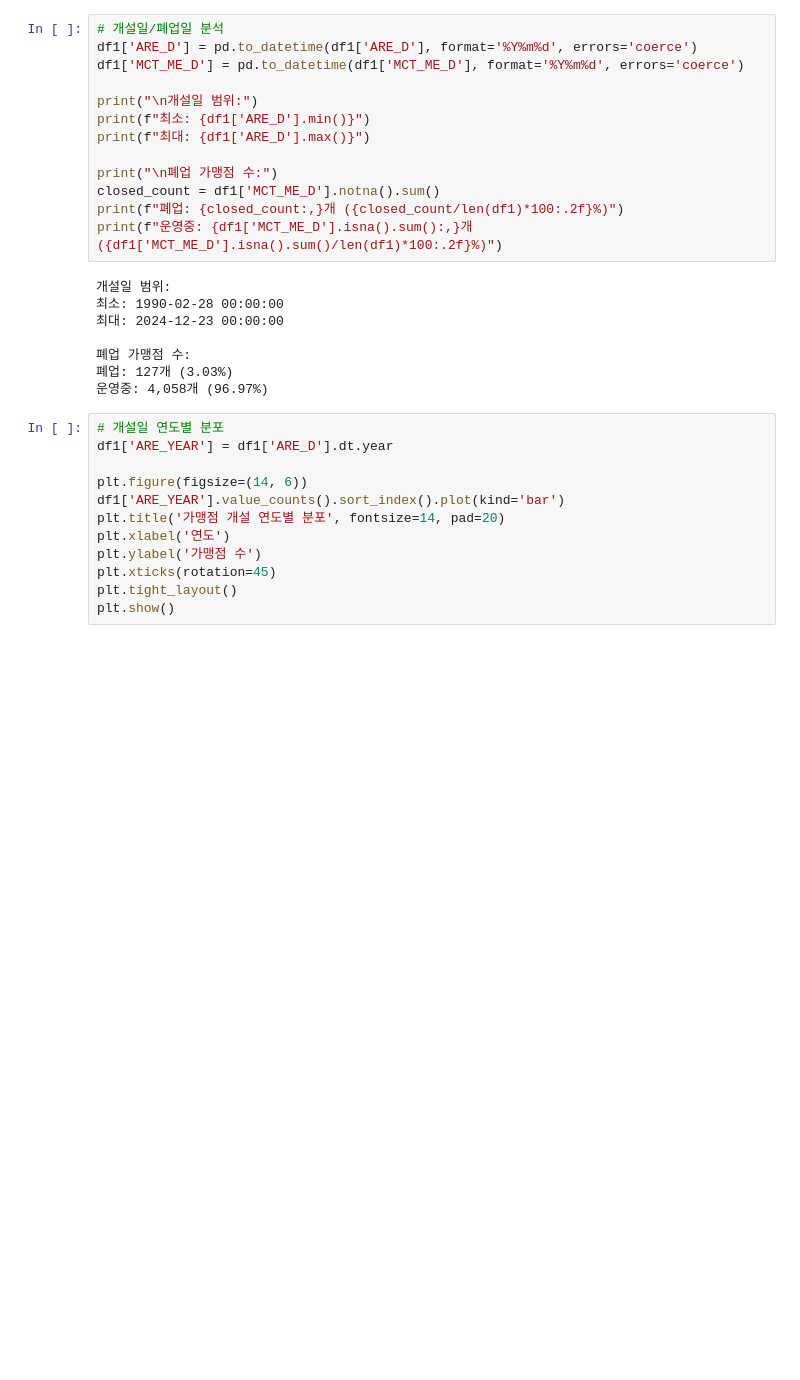
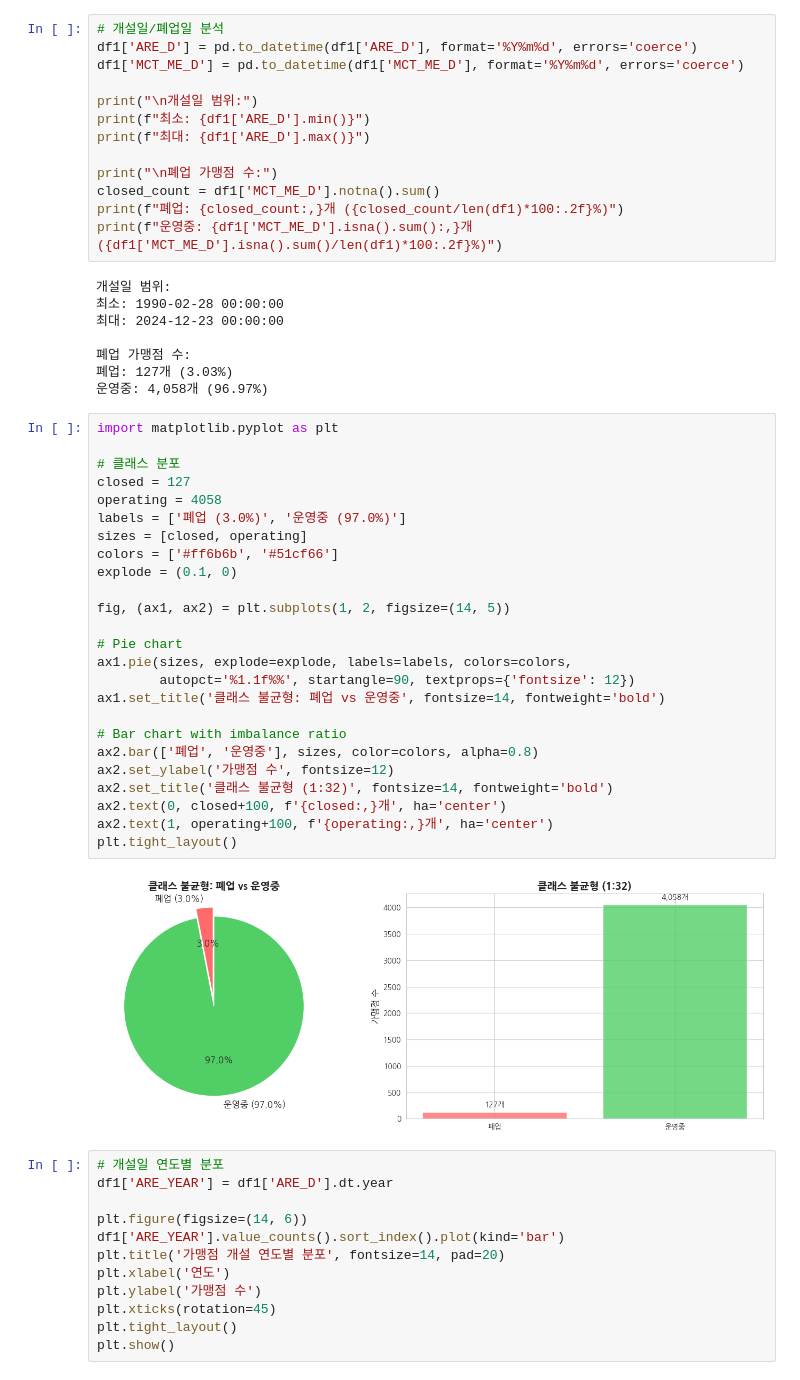
Before and after one commit to 1935138/shinhan_202510, a Jupyter notebook: notebooks/01_eda.ipynb, the cells around one changed output. Saved outputs shown, nothing was run; the diff lists cells and outputs as text; blank space fills up the shorter version.

```diff
--- a/notebooks/01_eda.ipynb
+++ b/notebooks/01_eda.ipynb
@@ -259,6 +259,33 @@ print(f"운영중: {df1['MCT_ME_D'].isna().sum():,}개 ({df1['MCT_ME_D'].isna().
 폐업 가맹점 수:
 폐업: 127개 (3.03%)
 운영중: 4,058개 (96.97%)
+# %%
+import matplotlib.pyplot as plt
+
+# 클래스 분포
+closed = 127
+operating = 4058
+labels = ['폐업 (3.0%)', '운영중 (97.0%)']
+sizes = [closed, operating]
+colors = ['#ff6b6b', '#51cf66']
+explode = (0.1, 0)
+
+fig, (ax1, ax2) = plt.subplots(1, 2, figsize=(14, 5))
+
+# Pie chart
+ax1.pie(sizes, explode=explode, labels=labels, colors=colors,
+        autopct='%1.1f%%', startangle=90, textprops={'fontsize': 12})
+ax1.set_title('클래스 불균형: 폐업 vs 운영중', fontsize=14, fontweight='bold')
+
+# Bar chart with imbalance ratio
+ax2.bar(['폐업', '운영중'], sizes, color=colors, alpha=0.8)
+ax2.set_ylabel('가맹점 수', fontsize=12)
+ax2.set_title('클래스 불균형 (1:32)', fontsize=14, fontweight='bold')
+ax2.text(0, closed+100, f'{closed:,}개', ha='center')
+ax2.text(1, operating+100, f'{operating:,}개', ha='center')
+plt.tight_layout()
+# %% [output]
+[figure, added]
 # %%
 # 개설일 연도별 분포
 df1['ARE_YEAR'] = df1['ARE_D'].dt.year
```
Also changed, not shown: 9 other files.
